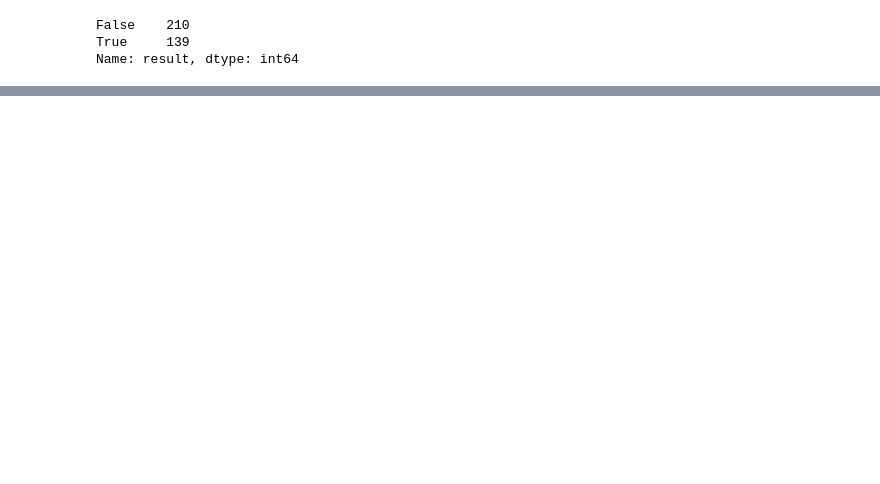
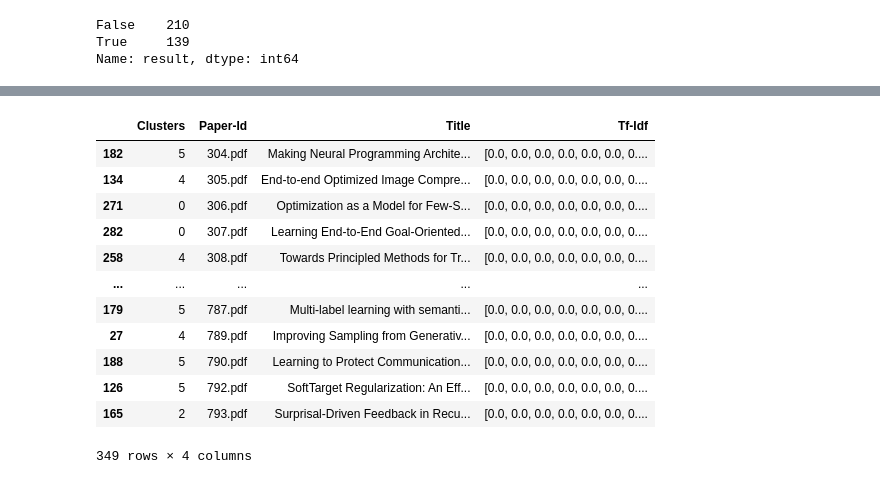
Before and after one commit to rohitmujumdar/Conference-Paper-Acceptance-Prediction, a Jupyter notebook: unsupervised.ipynb, the cells around one changed output, grey strips where cells are left out. Drawn from its saved outputs; the diff is of its cells as text; code cells hidden in the pictures; blank space fills up the shorter version.

```diff
--- a/unsupervised.ipynb
+++ b/unsupervised.ipynb
@@ -134,0 +386,35 @@ Name: result, dtype: int64
+# %%
+
+title_list={}
+for filename in tqdm(os.listdir("./data/iclr_2017/train/reviews/")):
+    with open("./data/iclr_2017/train/reviews/" +"/"+filename) as file:
+      review_data = json.load(file)
+      title_list[review_data['id']]=review_data['title']
+
+list_paper_id=raw_df['paper_id'].tolist()
+list_paper_title=[title_list[id.replace('.pdf','')] for id in list_paper_id]
+
+dict={ "Paper-Id":list_paper_id, "Title": list_paper_title,"Clusters": clusters ,"Tf-Idf":raw_df['tfidf_encoding']}
+frame = pd.DataFrame( dict, columns = ["Clusters","Paper-Id","Title","Tf-Idf"])
+frame.sort_values(by=['Paper-Id'])
+
+print("Top 10 terms and papers per cluster:")
+print()
+
+
+# cluster-centroids of each cluster sorted column-wise by the indices having the highest tf-idf value
+order_centroids = km.cluster_centers_.argsort()[:, ::-1]
+
+# Printing 10 words in each cluster having greatest tf-idf value and titles of the top 10 papers closest to the centroids
+for i in range(km.n_clusters):
+  word_list=[]
+  paper_titles=[]
+  paper_id=[]
+  print("Cluster %d words:" % i, end='')
+  word_list = [tfidf_matrix_features[j] for j in order_centroids[i][:10]]
+  print(word_list)
+
+  print("Cluster %d titles:" % i, end='')
+  titles=frame.loc[frame['Clusters'] == i]
+  print(titles['Title'].tolist()[:10])
+  print()
@@ -134,0 +441,16 @@ Name: result, dtype: int64
+# %%
+frame.sort_values(by=['Paper-Id'])
+# %% [output]
+|  | Clusters | Paper-Id | Title | Tf-Idf |
+| 182 | 5 | 304.pdf | Making Neural Programming Archite... | [0.0, 0.0, 0.0, 0.0, 0.0, 0.0, 0.... |
+| 134 | 4 | 305.pdf | End-to-end Optimized Image Compre... | [0.0, 0.0, 0.0, 0.0, 0.0, 0.0, 0.... |
+| 271 | 0 | 306.pdf | Optimization as a Model for Few-S... | [0.0, 0.0, 0.0, 0.0, 0.0, 0.0, 0.... |
+| 282 | 0 | 307.pdf | Learning End-to-End Goal-Oriented... | [0.0, 0.0, 0.0, 0.0, 0.0, 0.0, 0.... |
+| 258 | 4 | 308.pdf | Towards Principled Methods for Tr... | [0.0, 0.0, 0.0, 0.0, 0.0, 0.0, 0.... |
+| ... | ... | ... | ... | ... |
+| 179 | 5 | 787.pdf | Multi-label learning with semanti... | [0.0, 0.0, 0.0, 0.0, 0.0, 0.0, 0.... |
+| 27 | 4 | 789.pdf | Improving Sampling from Generativ... | [0.0, 0.0, 0.0, 0.0, 0.0, 0.0, 0.... |
+| 188 | 5 | 790.pdf | Learning to Protect Communication... | [0.0, 0.0, 0.0, 0.0, 0.0, 0.0, 0.... |
+| 126 | 5 | 792.pdf | SoftTarget Regularization: An Eff... | [0.0, 0.0, 0.0, 0.0, 0.0, 0.0, 0.... |
+| 165 | 2 | 793.pdf | Surprisal-Driven Feedback in Recu... | [0.0, 0.0, 0.0, 0.0, 0.0, 0.0, 0.... |
+349 rows × 4 columns
```
Also changed, not shown: parts of 61 cells of this notebook.
